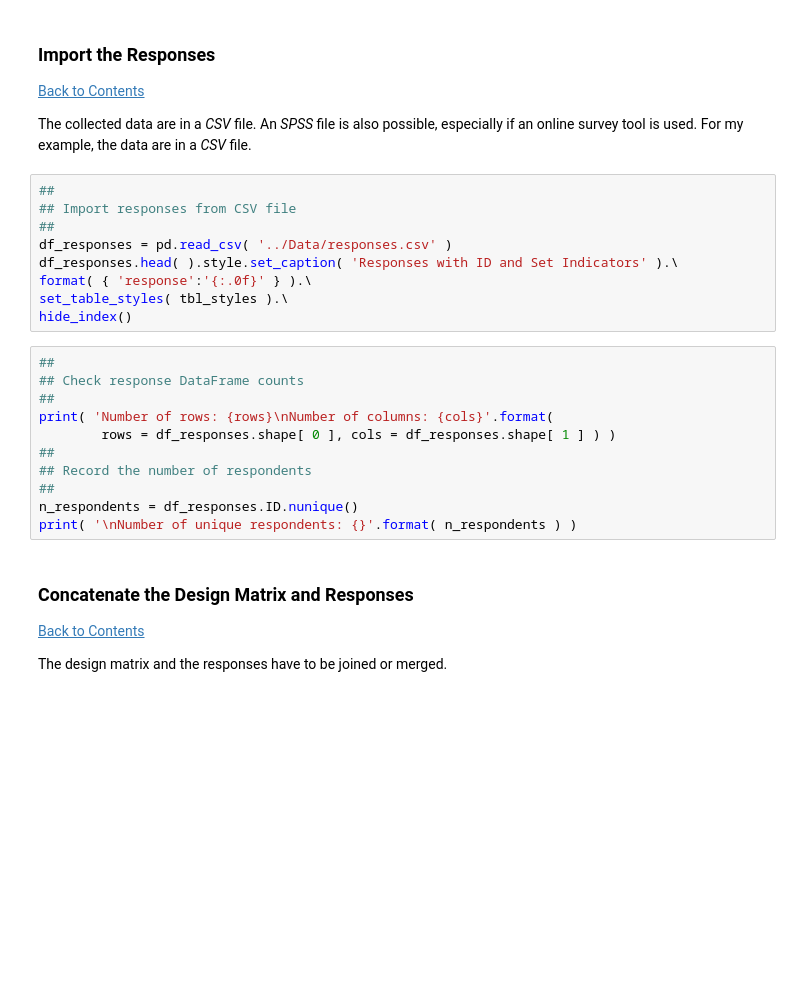
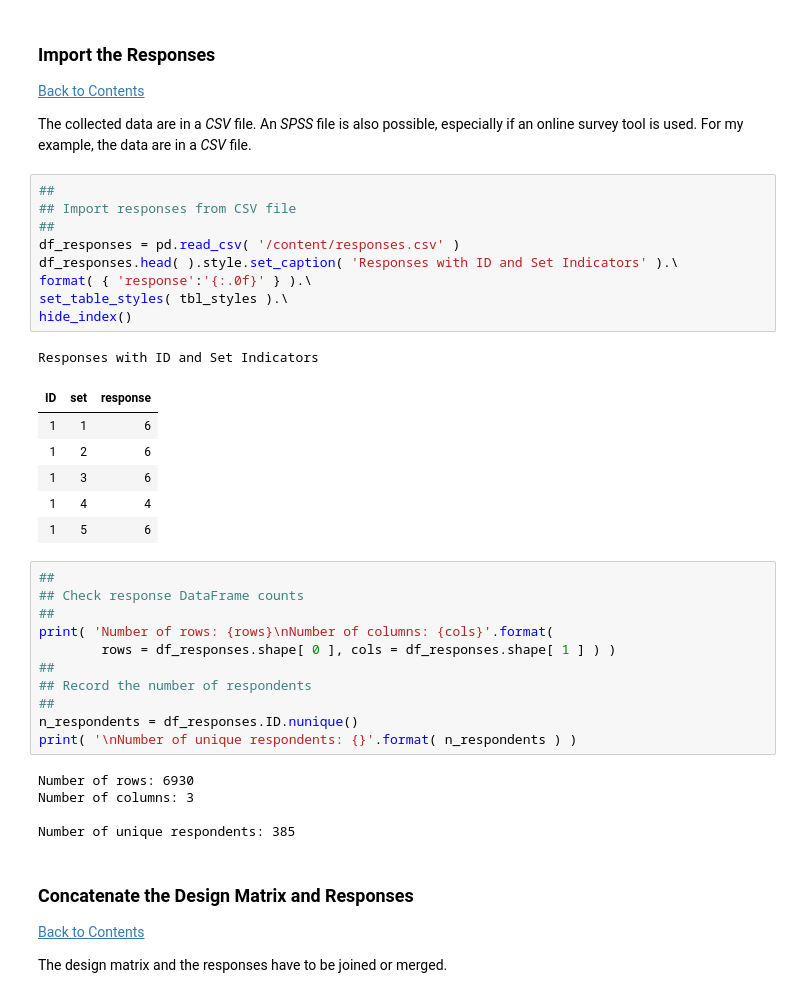
Before and after one commit to KasiBaskerLaxmanan/pyalgotrading, a Jupyter notebook: PricingAnalysis.ipynb, the cells around one changed output. Cells and saved outputs as stored; diff of their text form; blank space fills up the shorter version.

```diff
--- a/PricingAnalysis.ipynb
+++ b/PricingAnalysis.ipynb
@@ -409,12 +472,20 @@ The collected data are in a *CSV* file.  An *SPSS* file is also possible, especi
 # %%
 ##
 ## Import responses from CSV file
 ##
-df_responses = pd.read_csv( '../Data/responses.csv' )
+df_responses = pd.read_csv( '/content/responses.csv' )
 df_responses.head( ).style.set_caption( 'Responses with ID and Set Indicators' ).\
 format( { 'response':'{:.0f}' } ).\
 set_table_styles( tbl_styles ).\
 hide_index()
+# %% [output]
+Responses with ID and Set Indicators
+| ID | set | response |
+| 1 | 1 | 6 |
+| 1 | 2 | 6 |
+| 1 | 3 | 6 |
+| 1 | 4 | 4 |
+| 1 | 5 | 6 |
 # %%
 ##
 ## Check response DataFrame counts
@@ -426,6 +497,11 @@ print( 'Number of rows: {rows}\nNumber of columns: {cols}'.format(
 ##
 n_respondents = df_responses.ID.nunique()
 print( '\nNumber of unique respondents: {}'.format( n_respondents ) )
+# %% [output]
+Number of rows: 6930
+Number of columns: 3
+
+Number of unique respondents: 385
 # %% [markdown]
 ### Concatenate the Design Matrix and Responses
 
```
Also changed, not shown: parts of 31 cells of this notebook.
